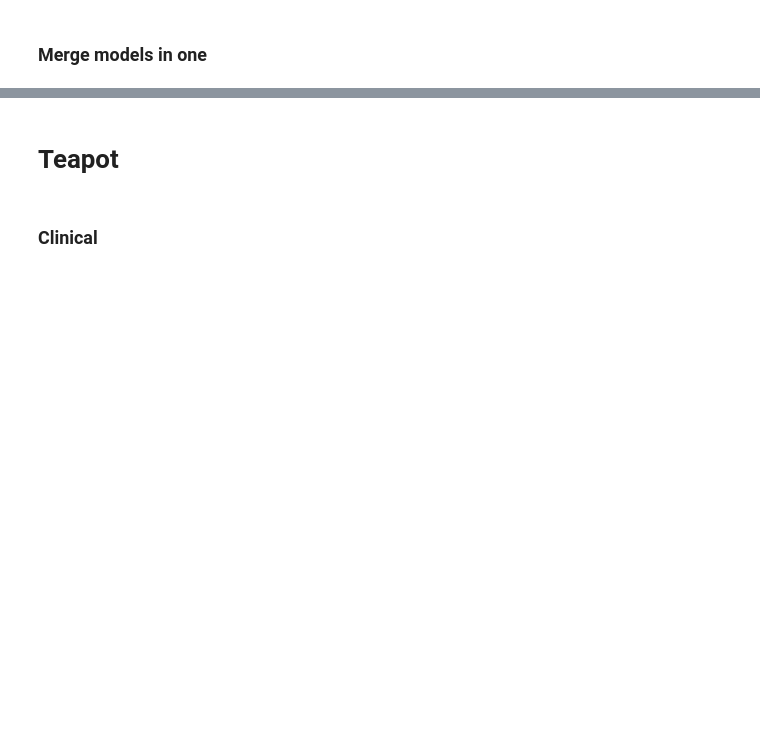
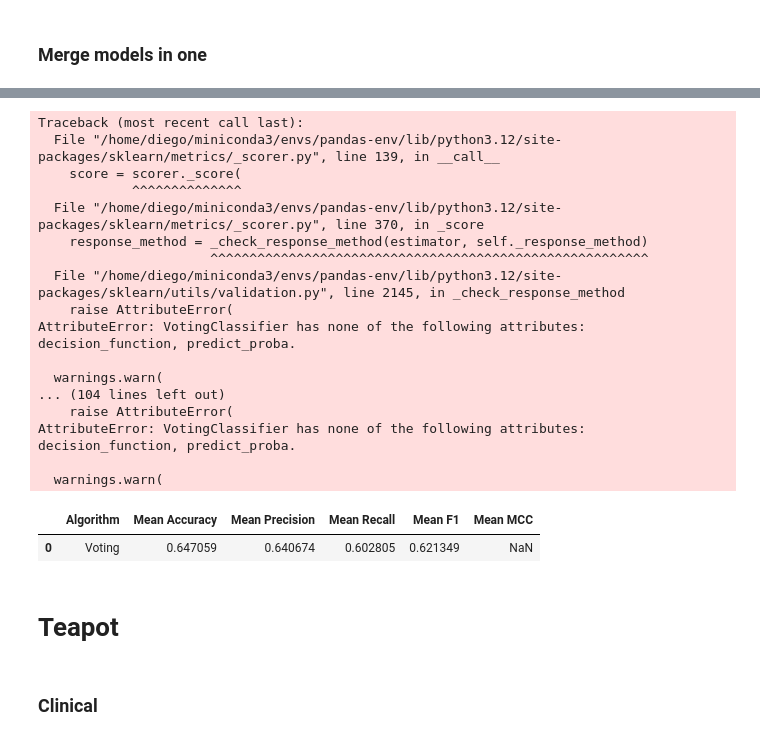
Before and after one commit to diegfernv/breast-cancer-classification, a Jupyter notebook: 9-Models_testing.ipynb, the cells around one changed output, grey strips where cells are left out. Saved outputs shown, nothing was run; the diff lists cells and outputs as text; code cells hidden in the pictures; blank space fills up the shorter version.

```diff
--- a/9-Models_testing.ipynb
+++ b/9-Models_testing.ipynb
@@ -150,5 +180,26 @@ Z-Score Validation Confusion Matrix:
 # %% [markdown]
 ### Merge models in one
+# %%
+meta_X_train = np.column_stack([
+    data.get_dataset('clinical')['X_train'].to_numpy(),
+    data.get_dataset('mutation')['X_train'].to_numpy(),
+    data.get_dataset('z_score')['X_train'].to_numpy()
+])
+meta_y_train = data.get_dataset('clinical')['y_train']
+
+meta_X_val = np.column_stack([
+    data.get_dataset('clinical')['X_val'].to_numpy(),
+    data.get_dataset('mutation')['X_val'].to_numpy(),
+    data.get_dataset('z_score')['X_val'].to_numpy()
+])
+meta_y_val = data.get_dataset('clinical')['y_val']
+
+meta_X_test = np.column_stack([
+    data.get_dataset('clinical')['X_test'].to_numpy(),
+    data.get_dataset('mutation')['X_test'].to_numpy(),
+    data.get_dataset('z_score')['X_test'].to_numpy()
+])
+meta_y_test = data.get_dataset('clinical')['y_test']
 # %%
 voting_clf = VotingClassifier([
     ('clinical', clinical_algorithm),
@@ -194,3 +245,33 @@ Test Confusion Matrix:
+# %%
+lst = []
+acc = cross_val_score(voting_clf, meta_X_train, meta_y_train, cv=10, scoring="accuracy")
+precision = cross_val_score(voting_clf, meta_X_train, meta_y_train, cv=10, scoring="precision")
+recall = cross_val_score(voting_clf, meta_X_train, meta_y_train, cv=10, scoring="recall")
+f1 = cross_val_score(voting_clf, meta_X_train, meta_y_train, cv=10, scoring="f1")
+mcc = cross_val_score(voting_clf, meta_X_train, meta_y_train, cv=10, scoring="roc_auc")
+
+lst.append(['Voting', acc.mean(), precision.mean(), recall.mean(), f1.mean(), mcc.mean()])
+pd.DataFrame(lst, columns=['Algorithm', 'Mean Accuracy', 'Mean Precision', 'Mean Recall', 'Mean F1', 'Mean MCC'])
+# %% [output]
+Traceback (most recent call last):
+  File "/home/diego/miniconda3/envs/pandas-env/lib/python3.12/site-packages/sklearn/metrics/_scorer.py", line 139, in __call__
+    score = scorer._score(
+            ^^^^^^^^^^^^^^
+  File "/home/diego/miniconda3/envs/pandas-env/lib/python3.12/site-packages/sklearn/metrics/_scorer.py", line 370, in _score
+    response_method = _check_response_method(estimator, self._response_method)
+                      ^^^^^^^^^^^^^^^^^^^^^^^^^^^^^^^^^^^^^^^^^^^^^^^^^^^^^^^^
+  File "/home/diego/miniconda3/envs/pandas-env/lib/python3.12/site-packages/sklearn/utils/validation.py", line 2145, in _check_response_method
+    raise AttributeError(
+AttributeError: VotingClassifier has none of the following attributes: decision_function, predict_proba.
+
+  warnings.warn(
+... (104 lines left out)
+    raise AttributeError(
+AttributeError: VotingClassifier has none of the following attributes: decision_function, predict_proba.
+
+  warnings.warn(
+|  | Algorithm | Mean Accuracy | Mean Precision | Mean Recall | Mean F1 | Mean MCC |
+| 0 | Voting | 0.647059 | 0.640674 | 0.602805 | 0.621349 | NaN |
 # %% [markdown]
 # Teapot
 # %%
```
Also changed, not shown: parts of 28 cells of this notebook, 6 other files.
